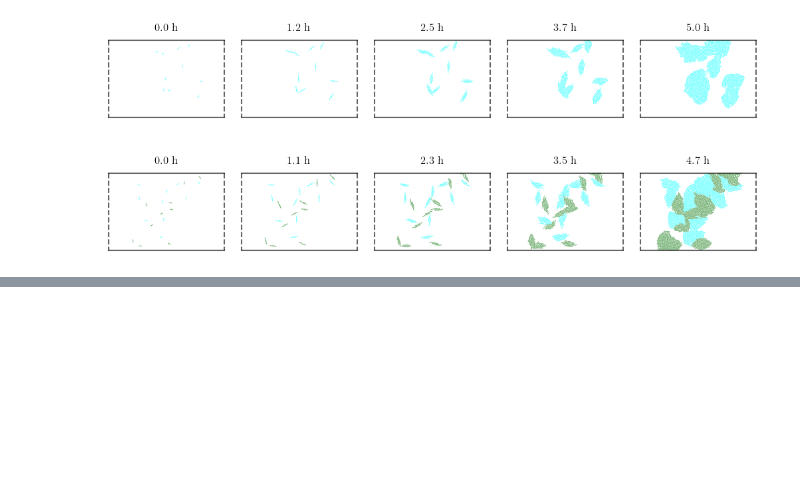
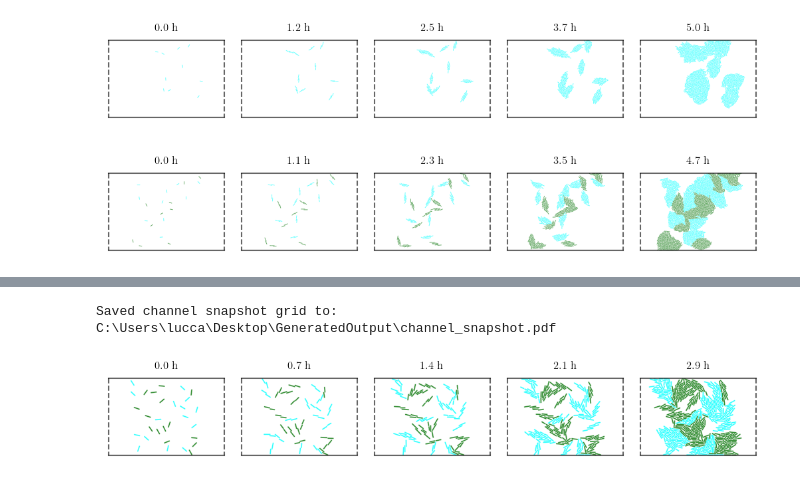
Before and after one commit to luccajohannleal-maker/Friction_Biofilms, a Jupyter notebook: Analysis/Channel_analysis.ipynb, the cells around one changed output, grey strips where cells are left out. Cells and saved outputs as stored; diff of their text form; code cells hidden in the pictures; blank space fills up the shorter version.

```diff
--- a/Analysis/Channel_analysis.ipynb
+++ b/Analysis/Channel_analysis.ipynb
@@ -28,0 +32,5 @@ Saved channel snapshot grid to: C:\Users\lucca\Desktop\GeneratedOutput\channel_s
+# %%
+Aplot.plot_channels("C:\\Users\\lucca\\Desktop\\GeneratedOutput\\SimOutput\\test\\channels_delete2",width=60)
+# %% [output]
+Saved channel snapshot grid to: C:\Users\lucca\Desktop\GeneratedOutput\channel_snapshot.pdf
+[figure, added]
```
Also changed, not shown: parts of 3 cells of this notebook, 5 other files.
